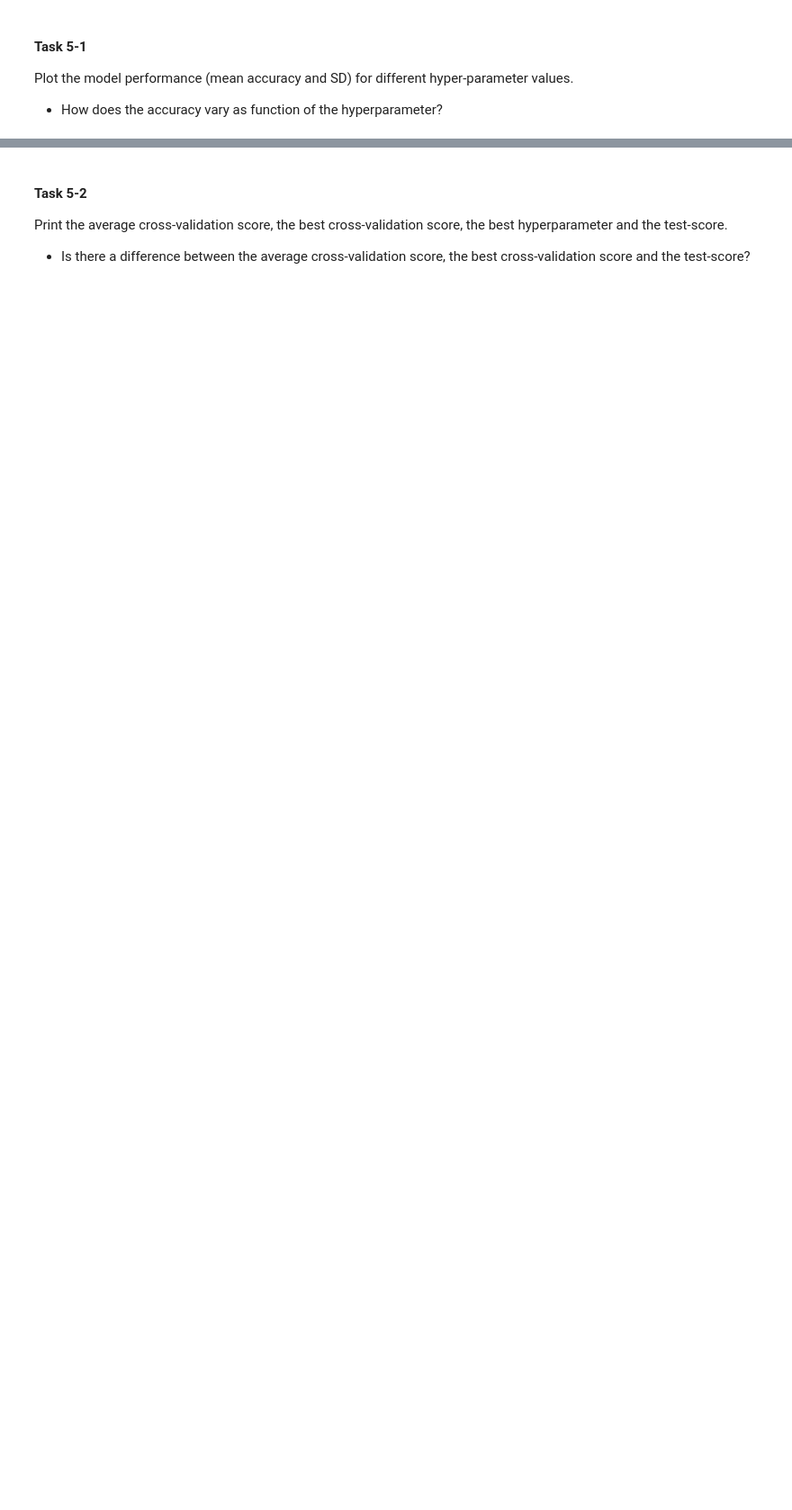
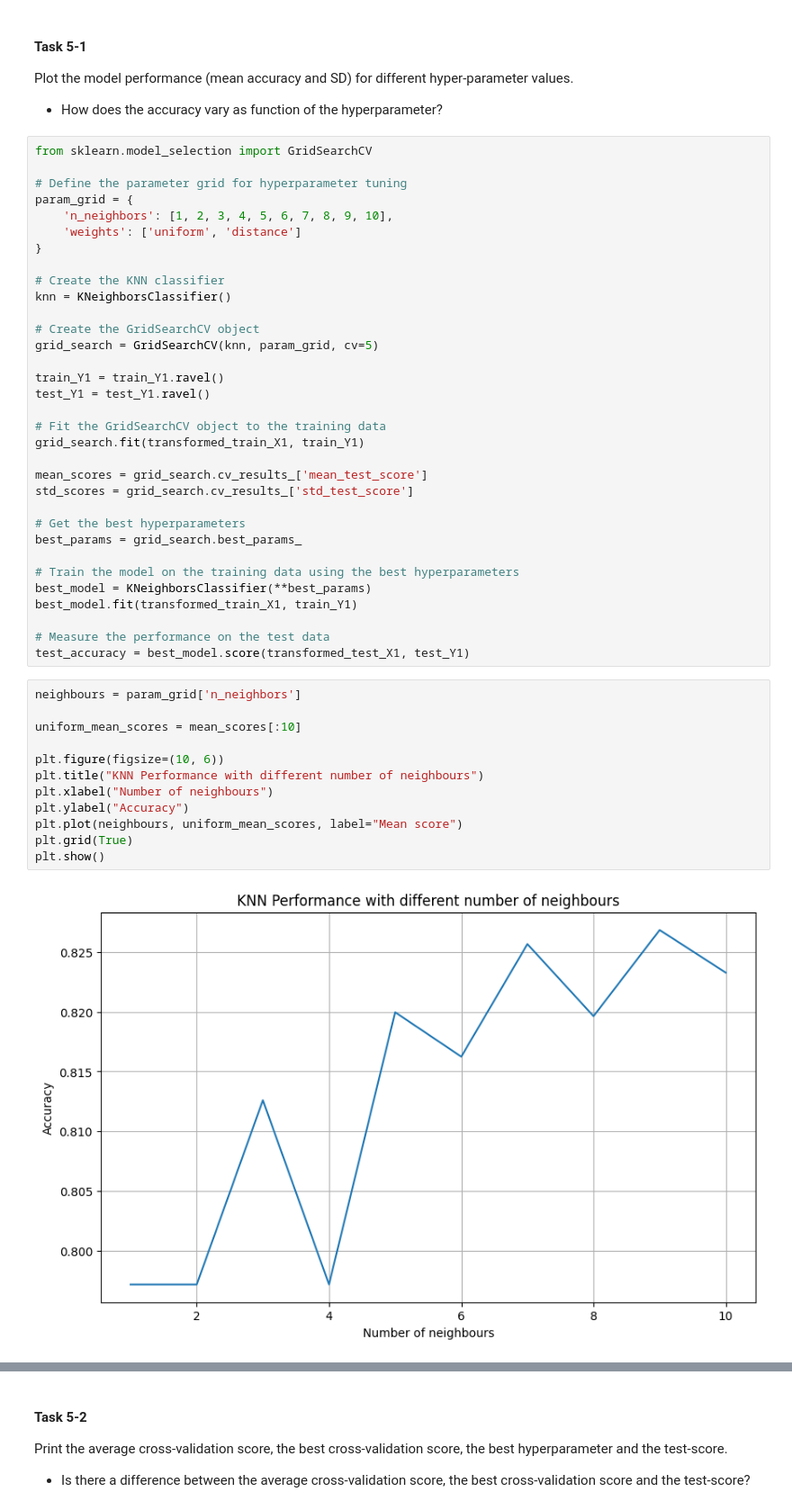
Before and after one commit to hlin863/COMP0189-practical-2024, a Jupyter notebook: week-02/week2_problem.ipynb, the cells around one changed output, grey strips where cells are left out. Shown at 90% size. Drawn from its saved outputs; the diff is of its cells as text; blank space fills up the shorter version.

```diff
--- a/week-02/week2_problem.ipynb
+++ b/week-02/week2_problem.ipynb
@@ -520,3 +535,50 @@ Now apply cross-validation to the train set (k=5) for optimizing the models hype
 #### Task 5-1
 Plot the model performance (mean accuracy and SD) for different hyper-parameter values.
 - How does the accuracy vary as function of the hyperparameter?
+# %%
+from sklearn.model_selection import GridSearchCV
+
+# Define the parameter grid for hyperparameter tuning
+param_grid = {
+    'n_neighbors': [1, 2, 3, 4, 5, 6, 7, 8, 9, 10],
+    'weights': ['uniform', 'distance']
+}
+
+# Create the KNN classifier
+knn = KNeighborsClassifier()
+
+# Create the GridSearchCV object
+grid_search = GridSearchCV(knn, param_grid, cv=5)
+
+train_Y1 = train_Y1.ravel()
+test_Y1 = test_Y1.ravel()
+
+# Fit the GridSearchCV object to the training data
+grid_search.fit(transformed_train_X1, train_Y1)
+
+mean_scores = grid_search.cv_results_['mean_test_score']
+std_scores = grid_search.cv_results_['std_test_score']
+
+# Get the best hyperparameters
+best_params = grid_search.best_params_
+
+# Train the model on the training data using the best hyperparameters
+best_model = KNeighborsClassifier(**best_params)
+best_model.fit(transformed_train_X1, train_Y1)
+
+# Measure the performance on the test data
+test_accuracy = best_model.score(transformed_test_X1, test_Y1)
+# %%
+neighbours = param_grid['n_neighbors']
+
+uniform_mean_scores = mean_scores[:10]
+
+plt.figure(figsize=(10, 6))
+plt.title("KNN Performance with different number of neighbours")
+plt.xlabel("Number of neighbours")
+plt.ylabel("Accuracy")
+plt.plot(neighbours, uniform_mean_scores, label="Mean score")
+plt.grid(True)
+plt.show()
+# %% [output]
+[figure, added]
```
Also changed, not shown: parts of 57 cells of this notebook, 1 other file.
